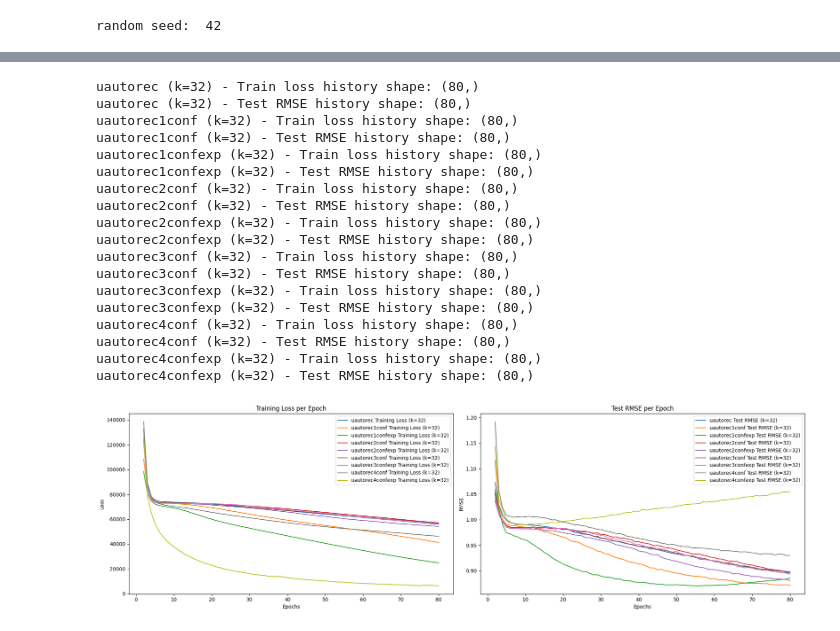
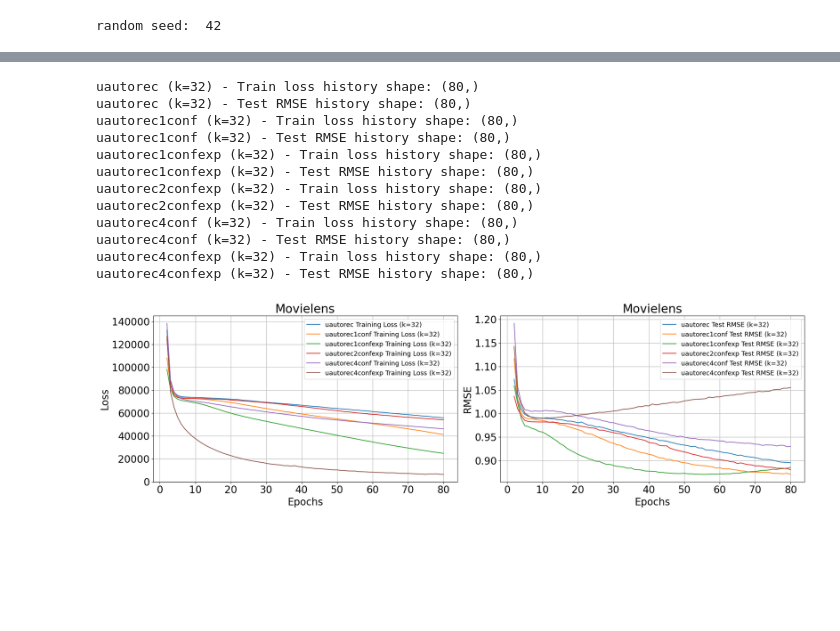
Before and after one commit to SStokroos/NEW, a Jupyter notebook: zelf/MAINRUN.ipynb, the cells around one changed output, grey strips where cells are left out. Saved outputs shown, nothing was run; the diff lists cells and outputs as text; code cells hidden in the pictures; blank space fills up the shorter version.

```diff
--- a/zelf/MAINRUN.ipynb
+++ b/zelf/MAINRUN.ipynb
@@ -168,7 +168,7 @@ models = [
     {'module_name': 'urec_4_conf', 'class_name': 'UAutoRec4conf'},
     {'module_name': 'urec_4_confexp', 'class_name': 'UAutoRec4confexp'}
 ]
-k_values = [100]
+k_values = [32, 100]
 
 run_all_models(result_path, models, k_values)
 # %% [output]
@@ -217,54 +379,55 @@ def plot_results(result_path, models, k_values):
             plt.subplot(1, 2, 2)
             plt.plot(epochs[1:], test_rmse_history[1:], label=f'{class_name} Test RMSE (k={k})')
 
+
     plt.subplot(1, 2, 1)
-    plt.xlabel('Epochs')
-    plt.ylabel('Loss')
-    plt.title('Training Loss per Epoch')
-    plt.legend()
+    plt.xlabel('Epochs', fontsize = 20)
+    plt.ylabel('Loss', fontsize = 20)
+    plt.xticks(fontsize=20)
+    plt.yticks(fontsize=20)
+    plt.title('Movielens', fontsize = 24)
+    plt.legend(fontsize = 13)
+    plt.grid(True)
 
     plt.subplot(1, 2, 2)
-    plt.xlabel('Epochs')
-    plt.ylabel('RMSE')
-    plt.title('Test RMSE per Epoch')
-    plt.legend()
+    plt.xlabel('Epochs', fontsize = 20)
+    plt.ylabel('RMSE', fontsize = 20)
+    plt.xticks(fontsize=20)
+    plt.yticks(fontsize=20)
+    plt.title('Movielens', fontsize = 24)
+    plt.legend(fontsize = 13)
+    plt.grid(True)
 
     plt.tight_layout()
     plt.show()
 
 # Example usage
 result_path = 'C:/Users/Sten Stokroos/Desktop/NEW/zelf/results'
 models = [
     {'module_name': 'urec_og', 'class_name': 'UAutoRec'},
     {'module_name': 'urec_1_conf', 'class_name': 'UAutoRec1Conf'},
     {'module_name': 'urec_1_confexp', 'class_name': 'UAutoRec1ConfExp'},
-    {'module_name': 'urec_2_conf', 'class_name': 'UAutoRec2Conf'},
+    # {'module_name': 'urec_2_conf', 'class_name': 'UAutoRec2Conf'},
     {'module_name': 'urec_2_confexp', 'class_name': 'UAutoRec2ConfExp'},
-    {'module_name': 'urec_3_conf', 'class_name': 'UAutoRec3Conf'},
-    {'module_name': 'urec_3_confexp', 'class_name': 'UAutoRec3ConfExp'},
+    # {'module_name': 'urec_3_conf', 'class_name': 'UAutoRec3Conf'},
+    # {'module_name': 'urec_3_confexp', 'class_name': 'UAutoRec3ConfExp'},
     {'module_name': 'urec_4_conf', 'class_name': 'UAutoRec4Conf'},
     {'module_name': 'urec_4_confexp', 'class_name': 'UAutoRec4ConfExp'}
 ]
 k_values = [32]  # Add all the k values you want to plot
 
 plot_results(result_path, models, k_values)
 # %% [output]
 uautorec (k=32) - Train loss history shape: (80,)
 uautorec (k=32) - Test RMSE history shape: (80,)
 uautorec1conf (k=32) - Train loss history shape: (80,)
 uautorec1conf (k=32) - Test RMSE history shape: (80,)
 uautorec1confexp (k=32) - Train loss history shape: (80,)
 uautorec1confexp (k=32) - Test RMSE history shape: (80,)
-uautorec2conf (k=32) - Train loss history shape: (80,)
-uautorec2conf (k=32) - Test RMSE history shape: (80,)
 uautorec2confexp (k=32) - Train loss history shape: (80,)
 uautorec2confexp (k=32) - Test RMSE history shape: (80,)
-uautorec3conf (k=32) - Train loss history shape: (80,)
-uautorec3conf (k=32) - Test RMSE history shape: (80,)
-uautorec3confexp (k=32) - Train loss history shape: (80,)
-uautorec3confexp (k=32) - Test RMSE history shape: (80,)
 uautorec4conf (k=32) - Train loss history shape: (80,)
 uautorec4conf (k=32) - Test RMSE history shape: (80,)
 uautorec4confexp (k=32) - Train loss history shape: (80,)
 uautorec4confexp (k=32) - Test RMSE history shape: (80,)
-[figure, old version]
+[figure, new version]
```
Also changed, not shown: parts of 3 cells of this notebook, 3 other files.
